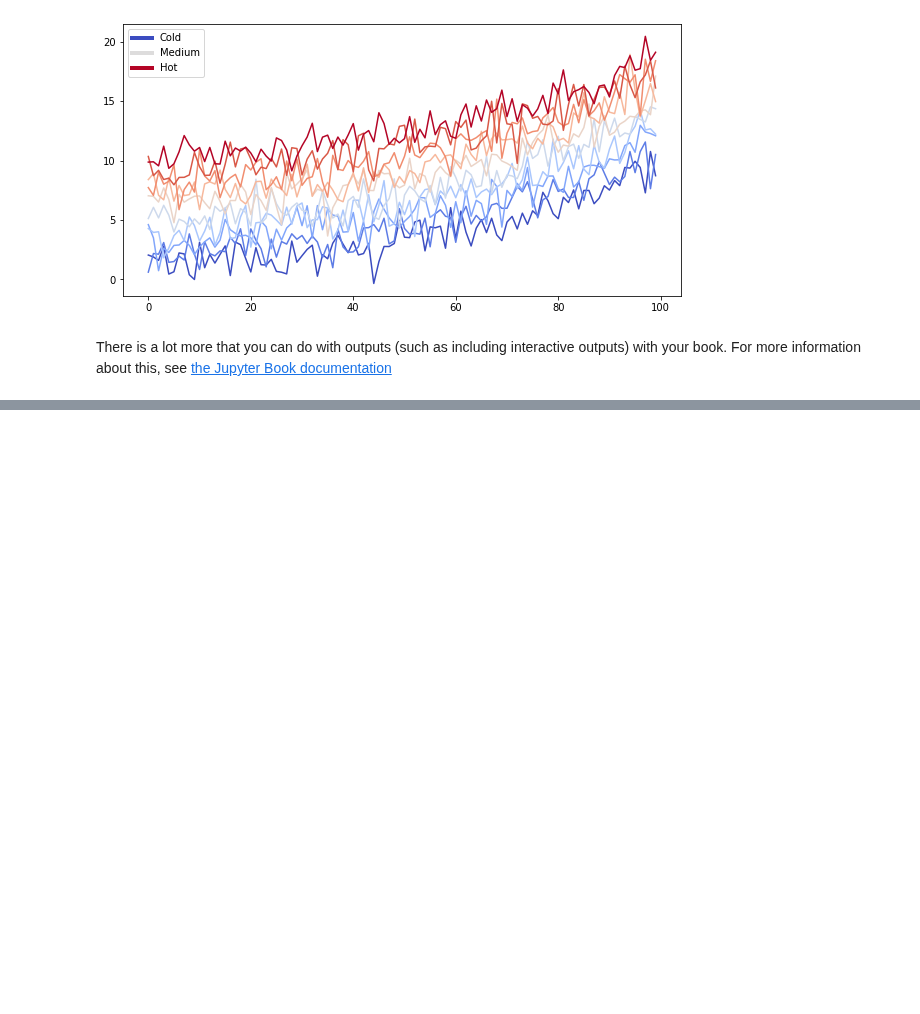
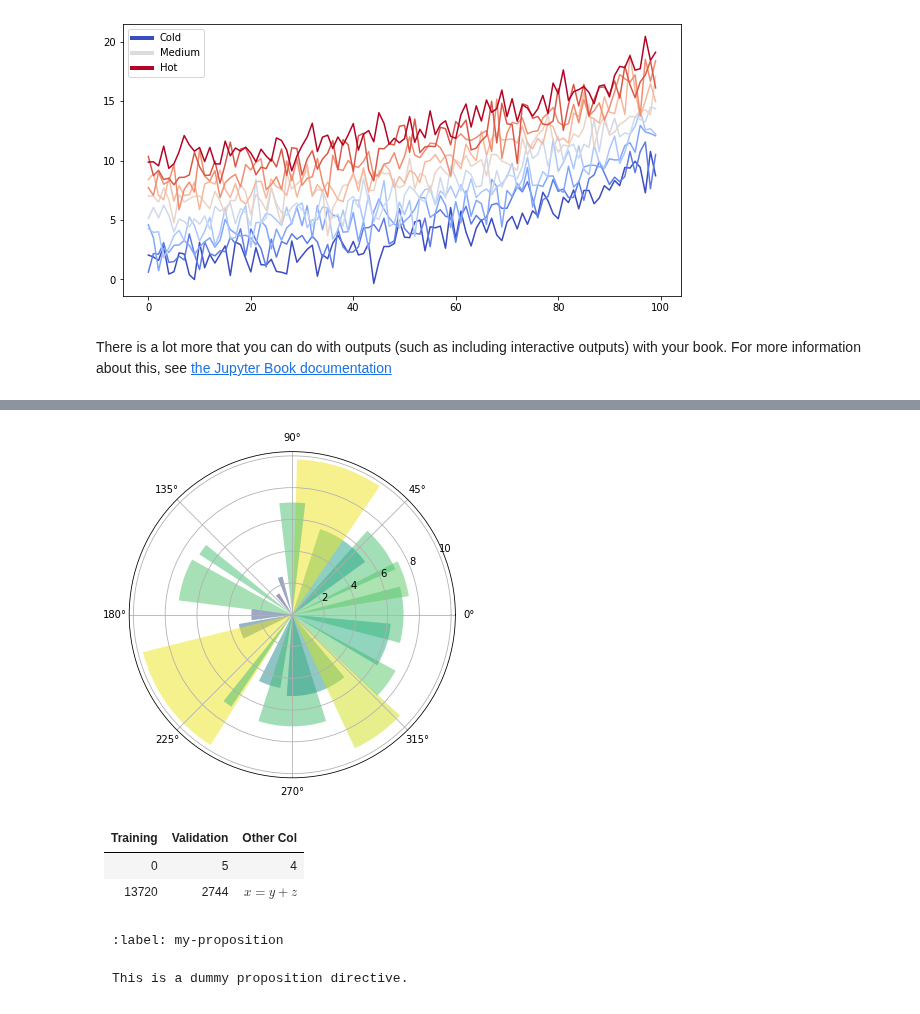
Before and after one commit to javlintor/curso-python-us, a Jupyter notebook: _build/jupyter_execute/introduccion.ipynb, the cells around one changed output, grey strips where cells are left out. Drawn from its saved outputs; the diff is of its cells as text; code cells hidden in the pictures; blank space fills up the shorter version.

````diff
--- a/_build/jupyter_execute/notebooks.ipynb
+++ b/_build/jupyter_execute/introduccion.ipynb
@@ -43,0 +92,32 @@ with your book. For more information about this, see [the Jupyter Book documenta
+# %%
+import numpy as np
+import matplotlib.pyplot as plt
+plt.rcParams['figure.figsize'] = (10,6)
+
+# Fixing random state for reproducibility
+np.random.seed(19680801)
+
+# Compute pie slices
+N = 20
+θ = np.linspace(0.0, 2 * np.pi, N, endpoint=False)
+radii = 10 * np.random.rand(N)
+width = np.pi / 4 * np.random.rand(N)
+colors = plt.cm.viridis(radii / 10.)
+
+ax = plt.subplot(111, projection='polar')
+ax.bar(θ, radii, width=width, bottom=0.0, color=colors, alpha=0.5)
+
+plt.show()
+# %% [output]
+[figure, added]
+# %% [markdown]
+|    Training   |   Validation   |   Other Col   |
+| :------------ | :-------------: | :-------------: |
+|        0      |        5       |        4       |
+|     13720     |      2744      |      $x = y + z$      |
+# %% [markdown]
+```{prf:exercise}
+:label: my-proposition
+
+This is a dummy proposition directive.
+```
````
Also changed, not shown: parts of 5 cells of this notebook, 41 other files.
